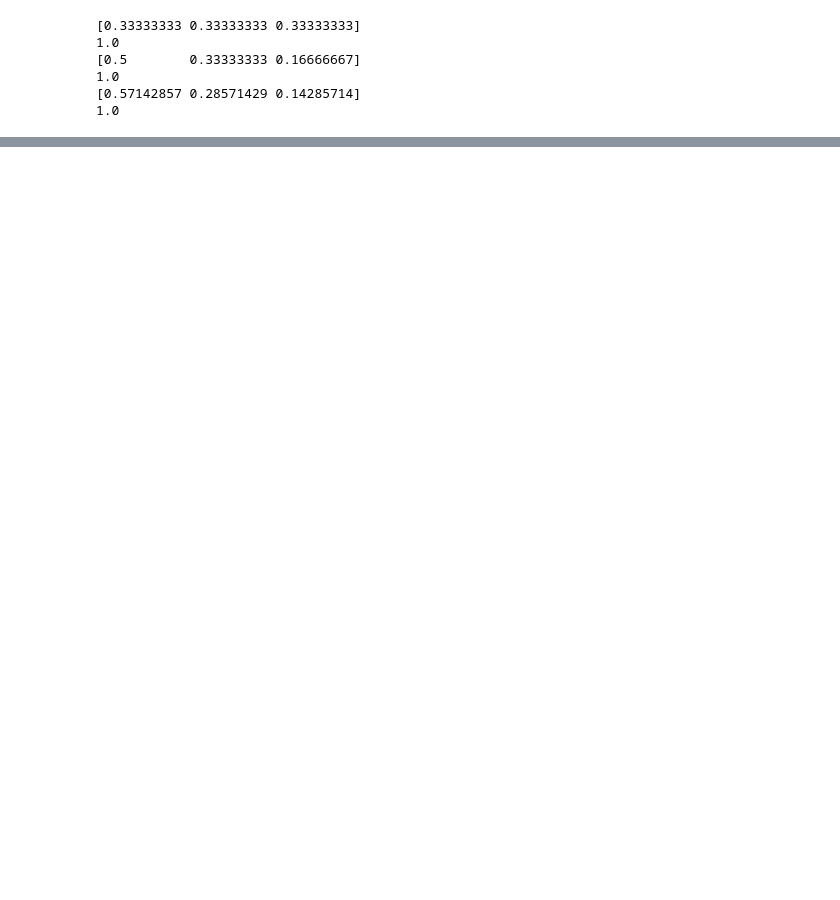
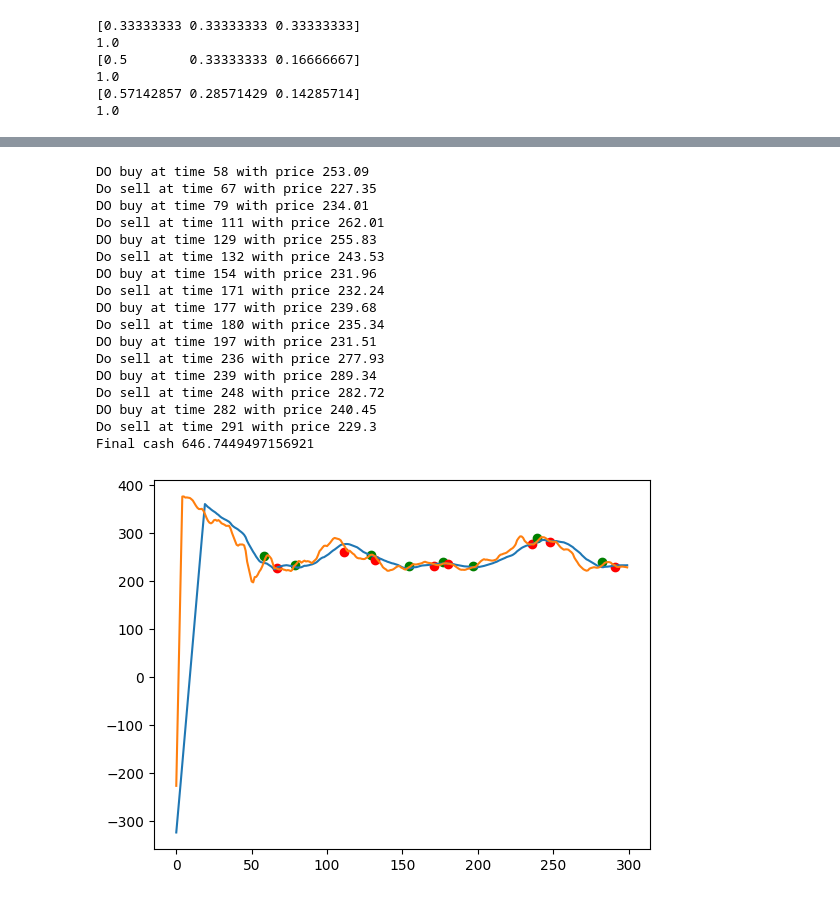
Before and after one commit to AndreHrs/trading-param-optimizer, a Jupyter notebook: notebook.ipynb, the cells around one changed output, grey strips where cells are left out. Drawn from its saved outputs; the diff is of its cells as text; code cells hidden in the pictures; blank space fills up the shorter version.

```diff
--- a/notebook.ipynb
+++ b/notebook.ipynb
@@ -43,0 +36,72 @@ print(np.convolve([1, 0, 0], lma_filter(3), 'valid'))
+# %%
+import matplotlib.pyplot as plt
+import numpy as np
+P = train_prices[:300]
+
+Long_N = 20
+Short_N = 5
+long = (wma(P, Long_N, sma_filter(Long_N)))
+short = (wma(P, Short_N, sma_filter(Short_N)))
+diff = short - long
+# print(len(diff))
+# print("signs", np.sign(diff))
+Sign_kernel = np.array([0.5, -0.5])
+signals = (wma(np.sign(diff), 2, Sign_kernel))
+
+# Replace longest N with 0 to invalidate trade window from padding induced trade
+longest = max(Long_N, Short_N)
+signals[:longest] = 0
+
+# print("signals", signals)
+# print("len signals", len(signals))
+# print("signals != 0", signals[signals != 0])
+cash = 1000.0
+btc_held = 0.0
+fee = 0.03
+
+for t in range(len(P)):
+    if signals[t] == 1 and btc_held == 0:
+        print(f"DO buy at time {t} with price {P[t]}")
+        spend = cash * (1 - fee)
+        btc_held = spend / P[t]
+        cash = 0
+        plt.plot(t, P[t], 'go')
+    if signals[t] == -1 and btc_held > 0:
+        print(f"Do sell at time {t} with price {P[t]}")
+        gain = btc_held * P[t]
+        gainminusfee = gain * (1 - fee)
+        cash = gainminusfee
+        btc_held = 0
+        plt.plot(t, P[t], 'ro')
+# If at the end still holding bitcoin, sell them
+if btc_held > 0:
+    print(f"Do sell at time {t} with price {P[t]}")
+    gain = btc_held * P[t]
+    gainminusfee = gain * (1 - fee)
+    cash += gainminusfee
+    plt.plot(t, P[t], 'ro')
+print("Final cash", cash)
+
+
+plt.plot(long)
+plt.plot(short)
+plt.show()
+# %% [output]
+DO buy at time 58 with price 253.09
+Do sell at time 67 with price 227.35
+DO buy at time 79 with price 234.01
+Do sell at time 111 with price 262.01
+DO buy at time 129 with price 255.83
+Do sell at time 132 with price 243.53
+DO buy at time 154 with price 231.96
+Do sell at time 171 with price 232.24
+DO buy at time 177 with price 239.68
+Do sell at time 180 with price 235.34
+DO buy at time 197 with price 231.51
+Do sell at time 236 with price 277.93
+DO buy at time 239 with price 289.34
+Do sell at time 248 with price 282.72
+DO buy at time 282 with price 240.45
+Do sell at time 291 with price 229.3
+Final cash 646.7449497156921
+[figure, added]
```
Also changed, not shown: parts of 3 cells of this notebook, 3 other files.
